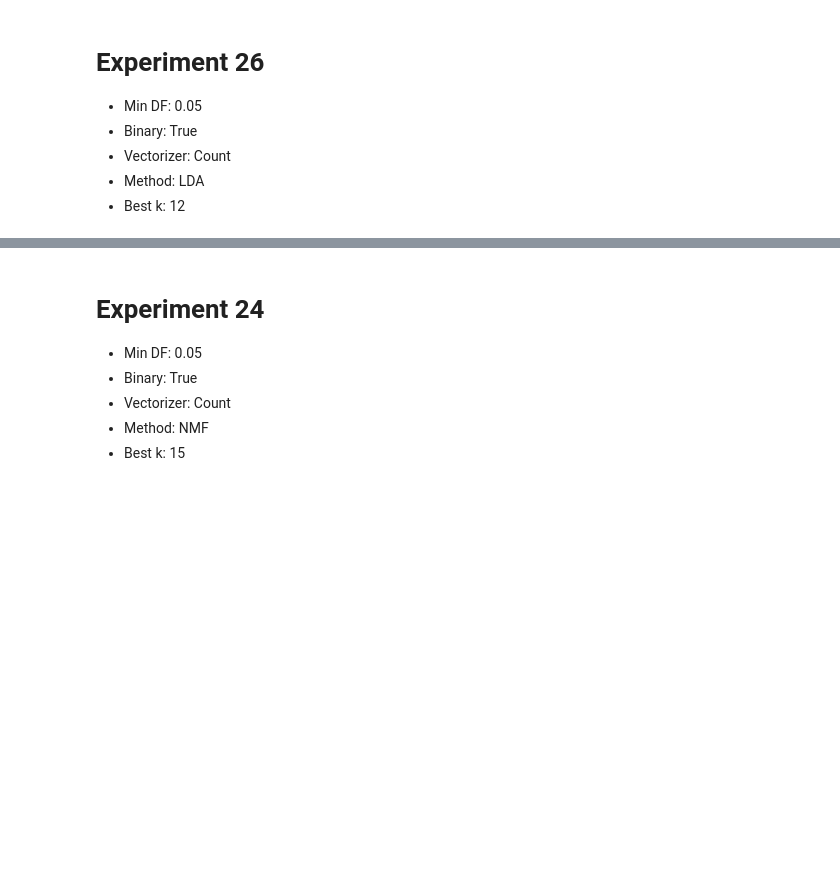
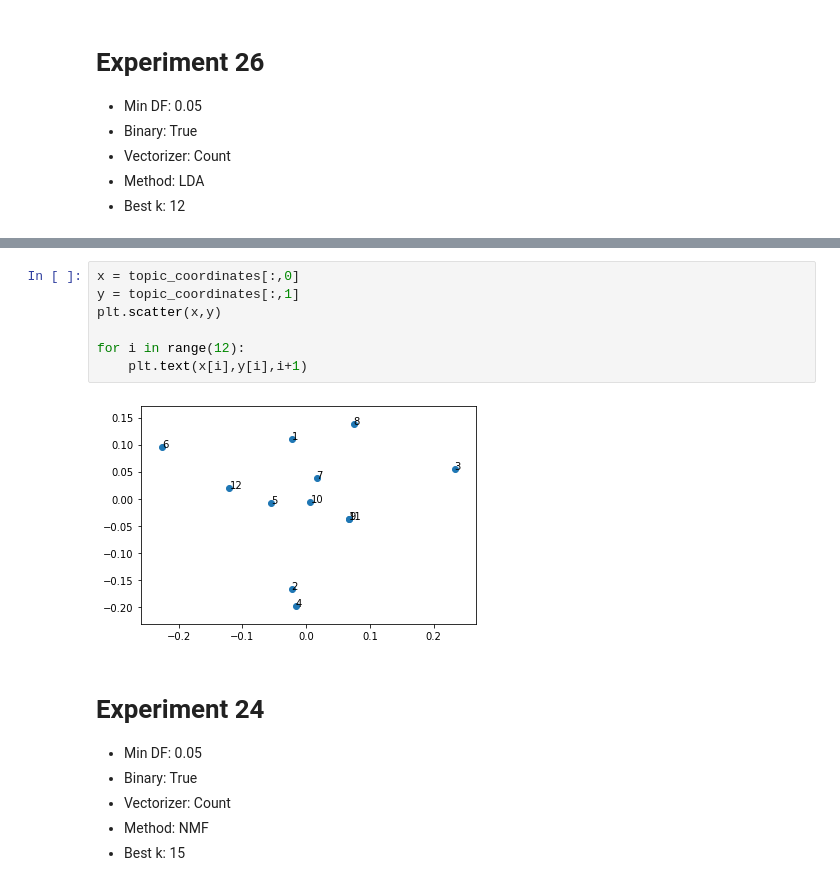
Before and after one commit to MachineTeachingEdu/machine-teaching, a Jupyter notebook: machineteaching/Analyzing BEST solutions 2019_01_01.ipynb, the cells around one changed output, grey strips where cells are left out. Cells and saved outputs as stored; diff of their text form; blank space fills up the shorter version.

```diff
--- a/machineteaching/Analyzing BEST solutions 2019_01_01.ipynb
+++ b/machineteaching/Analyzing BEST solutions 2019_01_01.ipynb
@@ -536,3 +721,12 @@ panel
+# %%
+x = topic_coordinates[:,0]
+y = topic_coordinates[:,1]
+plt.scatter(x,y)
+
+for i in range(12):
+    plt.text(x[i],y[i],i+1)
+# %% [output]
+[figure, added]
 # %% [markdown]
 # Experiment 24
 
```
Also changed, not shown: parts of 5 cells of this notebook.
